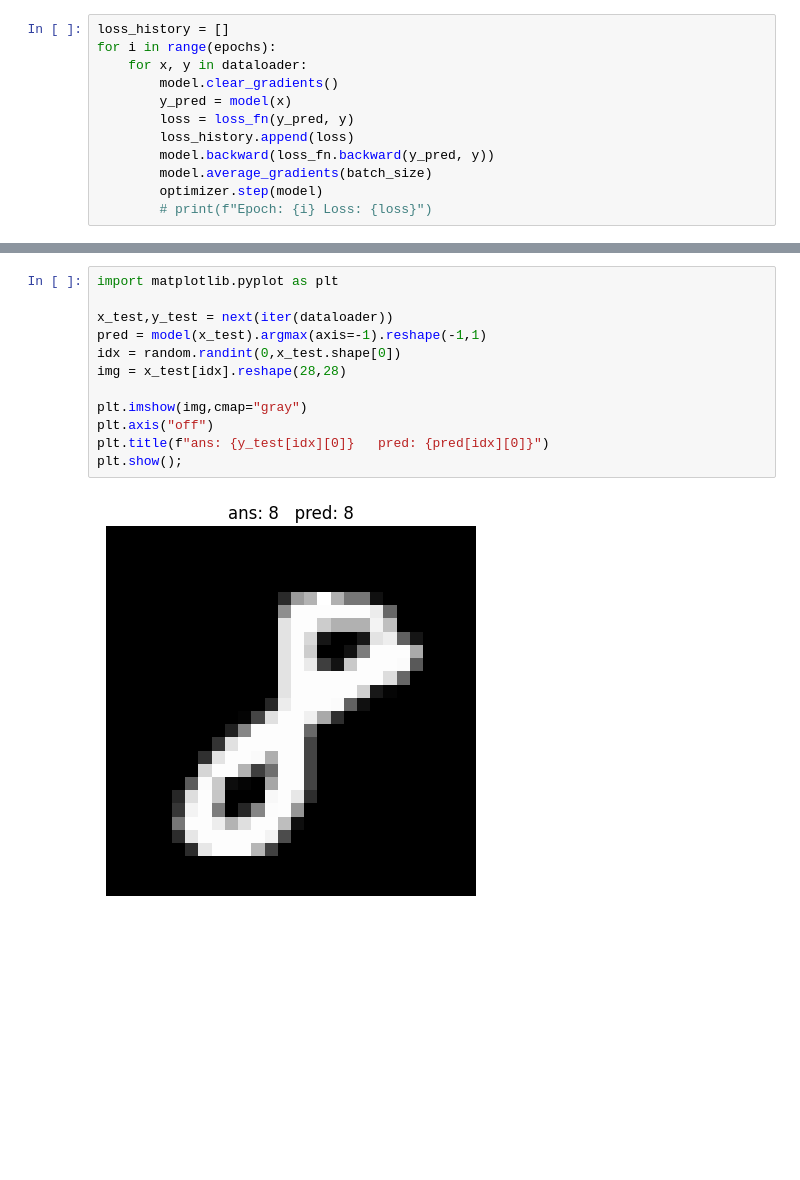
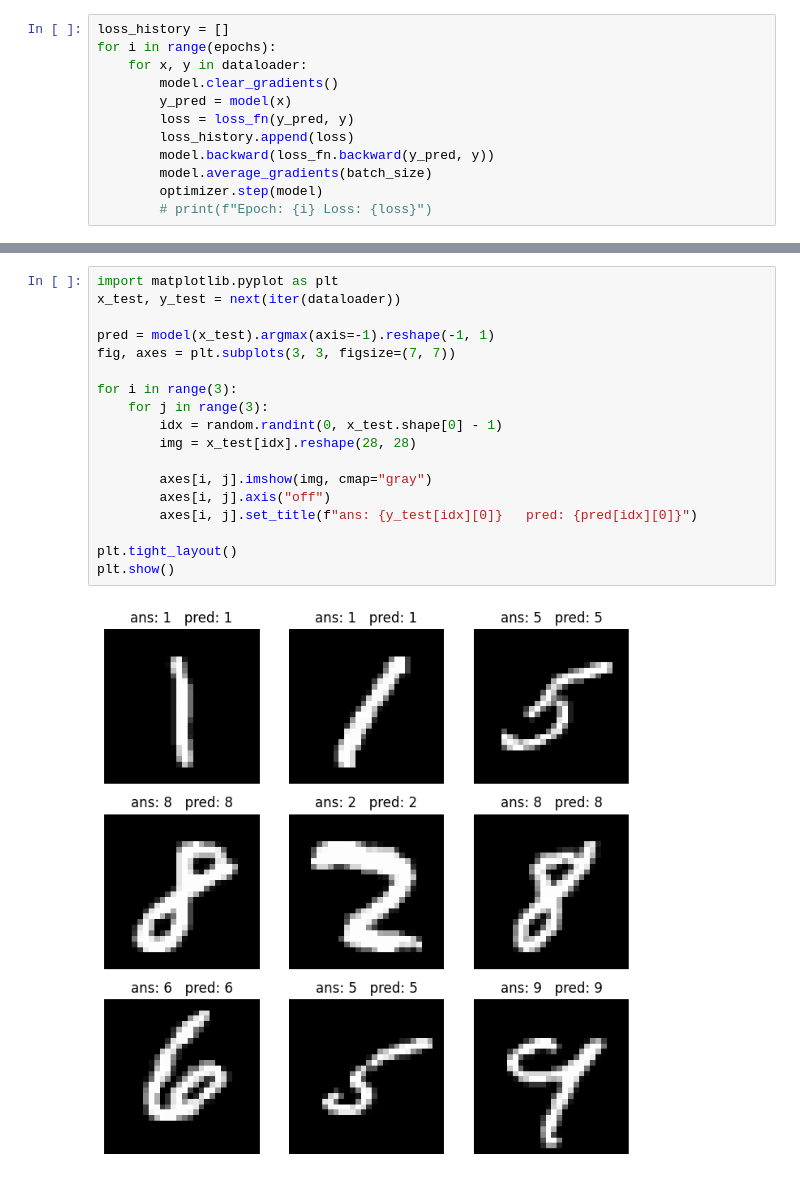
Before and after one commit to Gazeux33/NN-SCRATCH, a Jupyter notebook: examples/mnist_classification.ipynb, the cells around one changed output, grey strips where cells are left out. Cells and saved outputs as stored; diff of their text form; blank space fills up the shorter version.

```diff
--- a/examples/mnist_classification.ipynb
+++ b/examples/mnist_classification.ipynb
@@ -67,14 +67,20 @@ plt.show();
 # %%
 import matplotlib.pyplot as plt
+x_test, y_test = next(iter(dataloader))
 
-x_test,y_test = next(iter(dataloader))
-pred = model(x_test).argmax(axis=-1).reshape(-1,1)
-idx = random.randint(0,x_test.shape[0])
-img = x_test[idx].reshape(28,28)
+pred = model(x_test).argmax(axis=-1).reshape(-1, 1)
+fig, axes = plt.subplots(3, 3, figsize=(7, 7))
 
-plt.imshow(img,cmap="gray")
-plt.axis("off")
-plt.title(f"ans: {y_test[idx][0]}   pred: {pred[idx][0]}")
-plt.show();
+for i in range(3):
+    for j in range(3):
+        idx = random.randint(0, x_test.shape[0] - 1)
+        img = x_test[idx].reshape(28, 28)
+
+        axes[i, j].imshow(img, cmap="gray")
+        axes[i, j].axis("off")
+        axes[i, j].set_title(f"ans: {y_test[idx][0]}   pred: {pred[idx][0]}")
+
+plt.tight_layout()
+plt.show()
 # %% [output]
-[figure, old version]
+[figure, new version]
```
Also changed, not shown: parts of 2 cells of this notebook, 6 other files.
